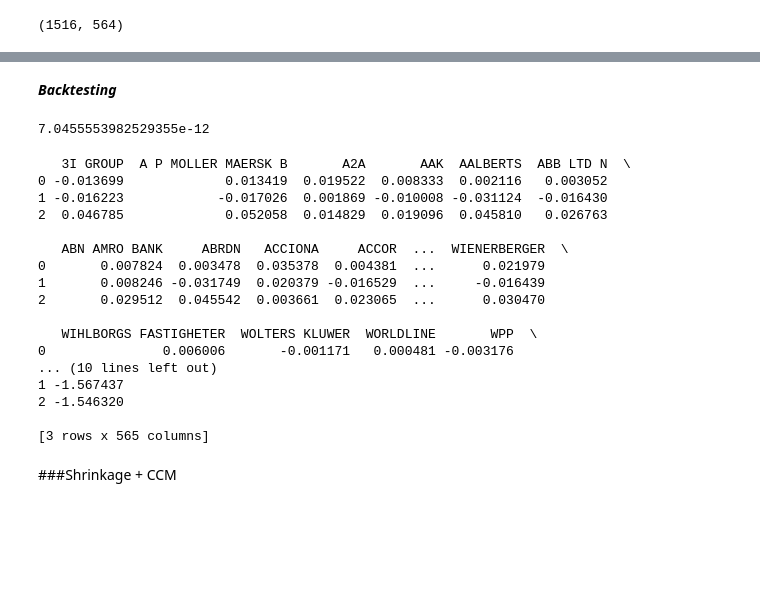
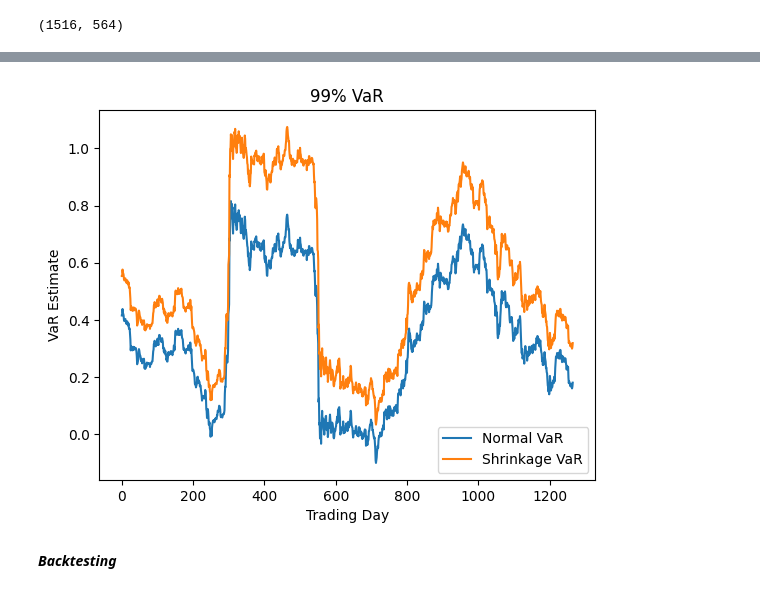
Before and after one commit to minhanhh1/MasterArbeitCode, a Jupyter notebook: SchätzungVaR.ipynb, the cells around one changed output, grey strips where cells are left out. Cells and saved outputs as stored; diff of their text form; code cells hidden in the pictures; blank space fills up the shorter version.

```diff
--- a/SchätzungVaR.ipynb
+++ b/SchätzungVaR.ipynb
@@ -73,14 +73,20 @@ returns.shape
 # %%
 # Drop NA
 returns = returns.dropna()
-#Definiere Gewichte
-gewicht = 1/len(df.columns)
-
+#equal weight
+equal_weight = np.array([1/len(df.columns)] * len(df.columns))
+#weights ae proportional to the prices of the stocks.
+prices = returns.mean() * 100
+# Portfolio weights proportional to prices
+portfolio_weights = prices / prices.sum()
+#Wähle Gewichte
+weights = equal_weight
 #Definiere Sample/Test Set
 sampleSize = len(returns)
 windowSize = 250
 testWindowSize = sampleSize-windowSize
 print(testWindowSize)
-V = df[windowSize:len(df)]*gewicht
+
+#V = df[windowSize:len(df)]
 # %% [output]
 1266
@@ -186,2 +318,14 @@ returns_testWindow.head(3)
+# %%
+#Plotten der VaR-Werte
+plt.plot()
+plt.plot(range(0, testWindowSize), normalVaR_250, label='Normal VaR')
+plt.plot(range(0, testWindowSize), shrinkageVaR_250, label='Shrinkage VaR')
+plt.xlabel('Trading Day')
+plt.ylabel('VaR Estimate')
+plt.title('99% VaR')
+plt.legend()
+plt.show()
+# %% [output]
+[figure, added]
 # %% [markdown]
 ***Backtesting***
@@ -199,29 +331,0 @@ def UCoverage(PuL,VaR,P):
-# %%
-UCoverage(portfolioGewinnVerlust,normalVaR,0.95)
-# %% [output]
-7.0455553982529355e-12
-# %%
-normalVaR.isnull().sum()
-returns_test = returns[250:].reset_index(drop=True)
-Compare = pd.concat([returns_test,-normalVaR],axis=1)
-print(Compare.head(3))
-# %% [output]
-   3I GROUP  A P MOLLER MAERSK B       A2A       AAK  AALBERTS  ABB LTD N  \
-0 -0.013699             0.013419  0.019522  0.008333  0.002116   0.003052
-1 -0.016223            -0.017026  0.001869 -0.010008 -0.031124  -0.016430
-2  0.046785             0.052058  0.014829  0.019096  0.045810   0.026763
-
-   ABN AMRO BANK     ABRDN   ACCIONA     ACCOR  ...  WIENERBERGER  \
-0       0.007824  0.003478  0.035378  0.004381  ...      0.021979
-1       0.008246 -0.031749  0.020379 -0.016529  ...     -0.016439
-2       0.029512  0.045542  0.003661  0.023065  ...      0.030470
-
-   WIHLBORGS FASTIGHETER  WOLTERS KLUWER  WORLDLINE       WPP  \
-0               0.006006       -0.001171   0.000481 -0.003176
-... (10 lines left out)
-1 -1.567437
-2 -1.546320
-
-[3 rows x 565 columns]
-# %% [markdown]
-###Shrinkage + CCM
```
Also changed, not shown: parts of 25 cells of this notebook, 5 other files.
